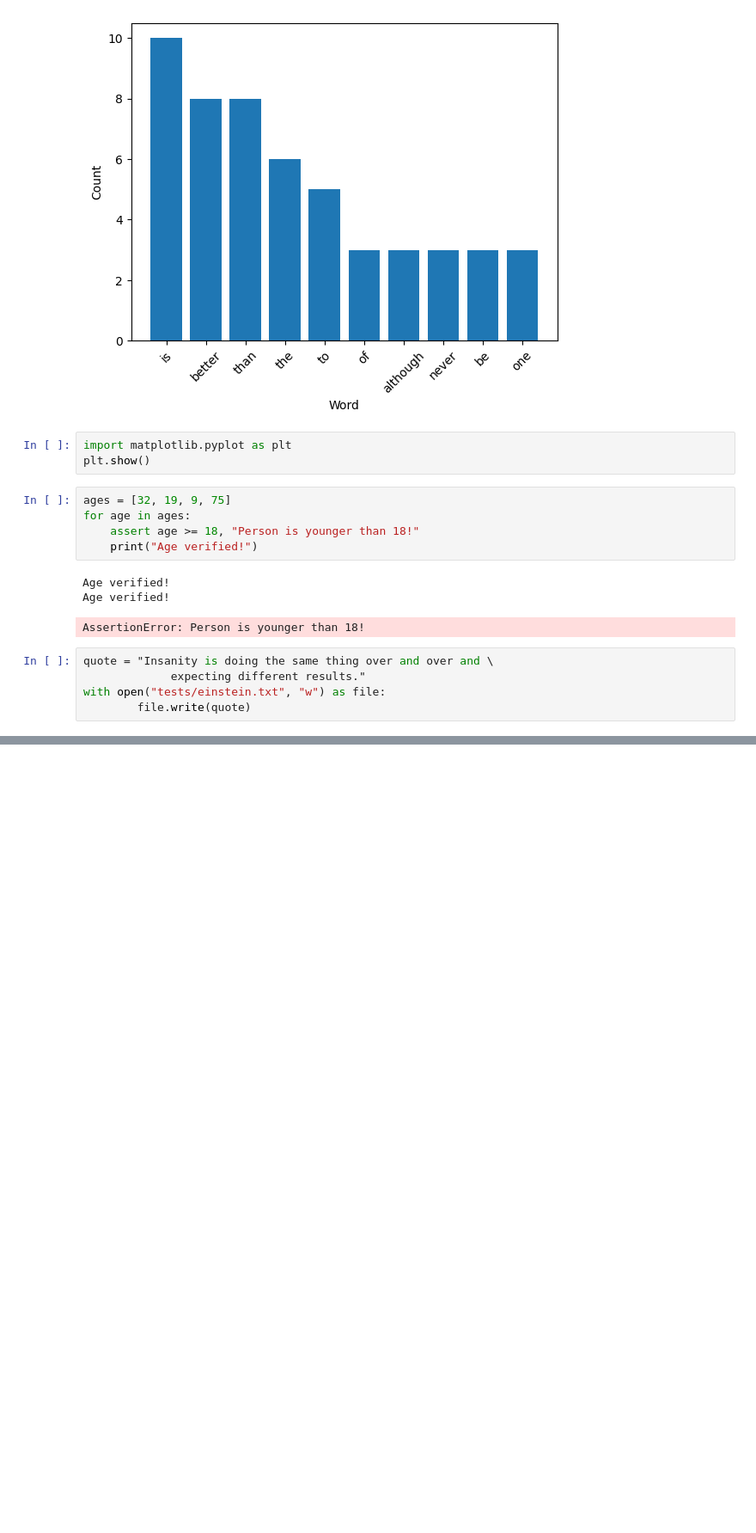
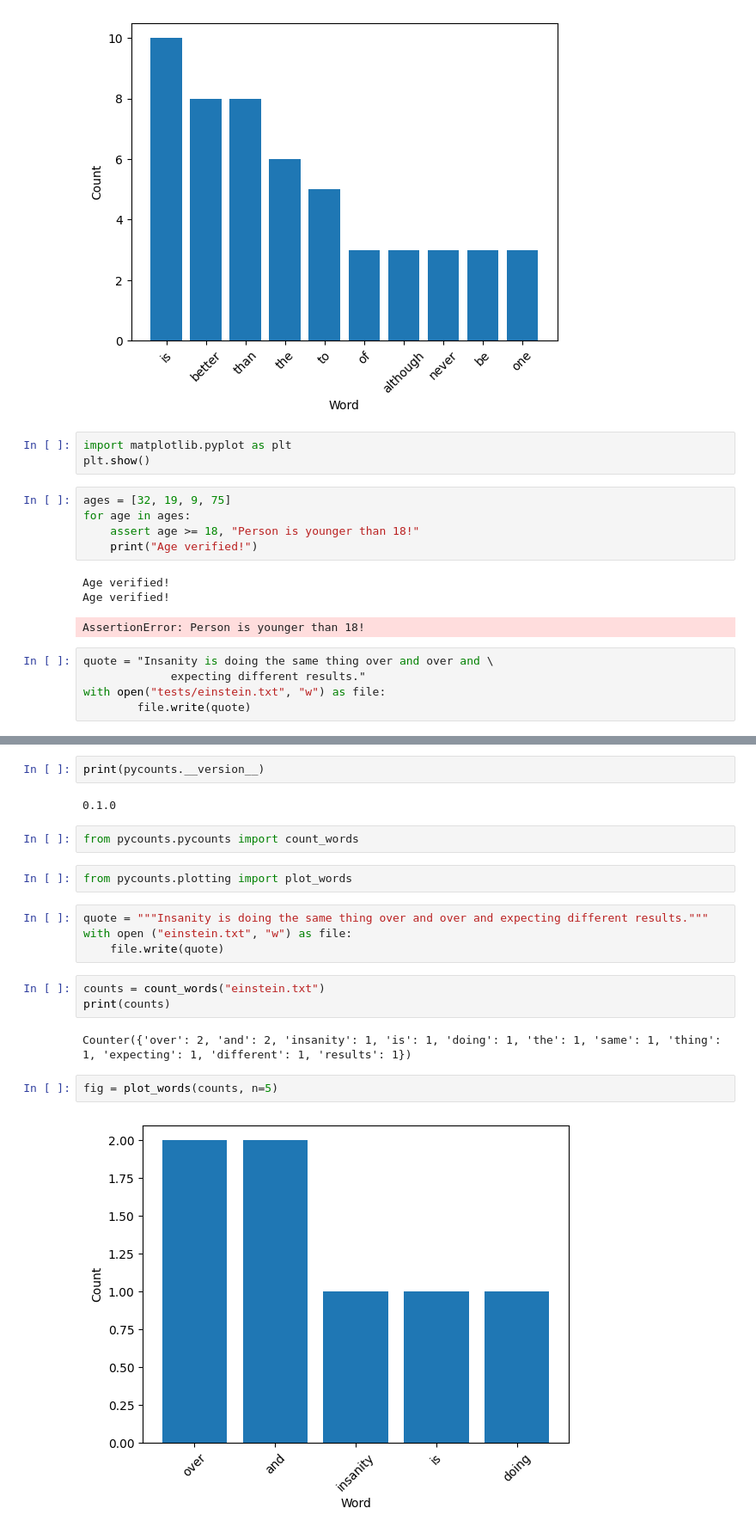
Before and after one commit to AnnaCzarnocka/pycounts_package, a Jupyter notebook: tutorial.ipynb, the cells around one changed output, grey strips where cells are left out. Shown: that part at 86% size. Cells and saved outputs as stored; diff of their text form; blank space fills up the shorter version.

```diff
--- a/tutorial.ipynb
+++ b/tutorial.ipynb
@@ -46,0 +57,21 @@ with open("tests/einstein.txt", "w") as file:
+# %%
+print(pycounts.__version__)
+# %% [output]
+0.1.0
+# %%
+from pycounts.pycounts import count_words
+# %%
+from pycounts.plotting import plot_words
+# %%
+quote = """Insanity is doing the same thing over and over and expecting different results."""
+with open ("einstein.txt", "w") as file:
+    file.write(quote)
+# %%
+counts = count_words("einstein.txt")
+print(counts)
+# %% [output]
+Counter({'over': 2, 'and': 2, 'insanity': 1, 'is': 1, 'doing': 1, 'the': 1, 'same': 1, 'thing': 1, 'expecting': 1, 'different': 1, 'results': 1})
+# %%
+fig = plot_words(counts, n=5)
+# %% [output]
+[figure, added]
```
Also changed, not shown: parts of 2 cells of this notebook, 5 other files.
